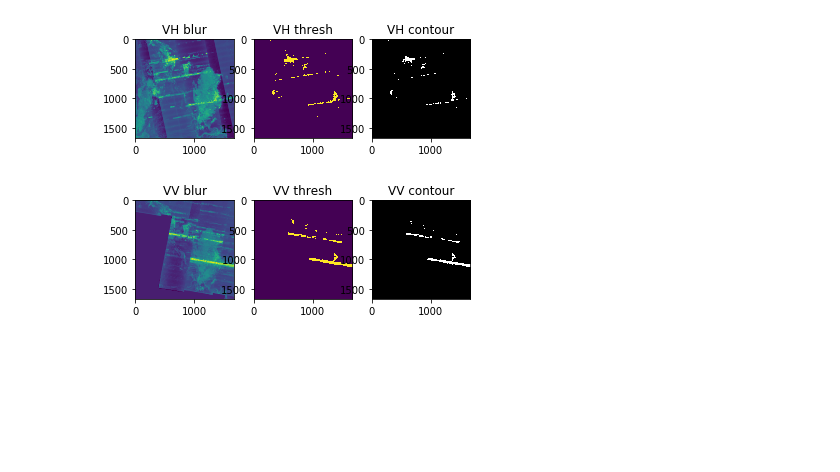
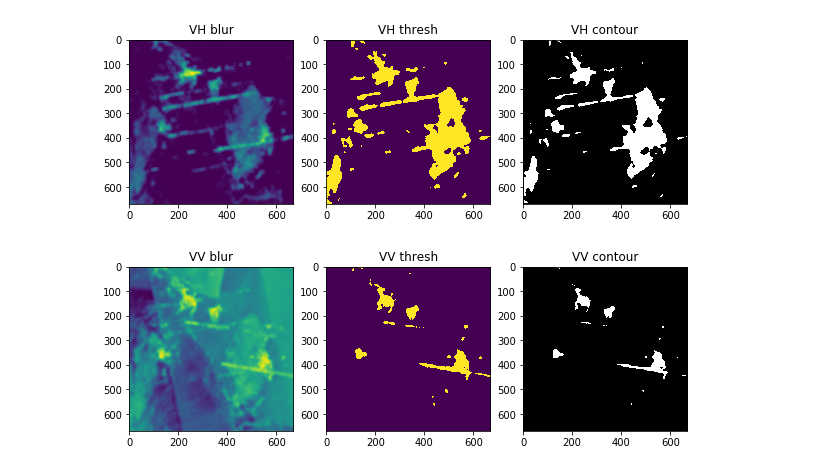
Before and after one commit to rytse/owsf, a Jupyter notebook: process_and_plot.ipynb, the cells around one changed output. Saved outputs shown, nothing was run; the diff lists cells and outputs as text; code cells hidden in the pictures; blank space fills up the shorter version.

Commit message:
Add VH1 data, replicate example, move tif to data/

```diff
--- a/process_and_plot.ipynb
+++ b/process_and_plot.ipynb
@@ -27,0 +52,41 @@ vv[np.isnan(vv)]=np.median(vv[np.isfinite(vv)]) - np.std(vv[np.isfinite(vv)])
+# %%
+# Load data from tif file
+ds = gdal.Open('./vhExportSmallMin.tif')
+vh_band = ds.GetRasterBand(1)
+vh = vh_band.ReadAsArray()
+vh1_band = ds.GetRasterBand(2)
+vh1 = vh1_band.ReadAsArray()
+vv_band = ds.GetRasterBand(3)
+vv = vv_band.ReadAsArray()
+
+# Strip NaNs (I think these appear where data is redacted)
+vh[np.isnan(vh)]=np.median(vh[np.isfinite(vh)])-np.std(vh[np.isfinite(vh)])
+vh1[np.isnan(vh1)]=np.median(vh1[np.isfinite(vh1)])-np.std(vh1[np.isfinite(vh1)])
+vv[np.isnan(vv)]=np.median(vv[np.isfinite(vv)])-np.std(vv[np.isfinite(vv)])
+
+# Apply the upper and lower cutoffs that Harel Dan applied
+vh[vh < -25] = -25
+vh[vh > 0] = 0
+vh1[vh1 < -20] = -20
+vh1[vh1 > 10] = 10
+vv[vv < -25] = -25
+vv[vv > 0] = 0
+
+# Scale to [0, 255]
+vh = vh - np.min(vh)
+vh = vh / np.max(vh) * 255
+vh1 = vh1 - np.min(vh1)
+vh1 = vh1 / np.max(vh1) * 255
+vv = vv - np.min(vv)
+vv = vv / np.max(vv) * 255
+
+# Plot
+img = np.zeros([vh.shape[0],vh.shape[1],3])
+img[:,:,0] = vh
+img[:,:,1] = vh1
+img[:,:,2] = vv
+r,g,b = cv2.split(img)
+rgb = cv2.merge([r, g, b])
+rgb = rgb.astype(np.uint8)
+plt.imshow(rgb)
+plt.savefig('img.png', dpi=600)
@@ -38,37 +105,37 @@ def processing_chain(raw, polarization_name, blur_val=15, thresh_val=110):
     img = np.zeros([scaled.shape[0],scaled.shape[1],3])
     img[:,:,0] = scaled
     img[:,:,1] = scaled
     img[:,:,2] = scaled
     r,g,b = cv2.split(img)
     bgr = cv2.merge([b,g,r])
     bgr = bgr.astype(np.uint8)
     gray = cv2.cvtColor(bgr, cv2.COLOR_BGR2GRAY)
 
     # Blur
     blured = cv2.blur(gray,(blur_val, blur_val))
     ax1.imshow(blured)
     ax1.set_title(polarization_name + ' blur')
 
     # Threshold
     thresh_val = np.mean(blured) + thresh_val * np.std(blured)
     (ret, thresh) = cv2.threshold(blured, thresh_val, 1, 0)
     ax2.imshow(thresh)
     ax2.set_title(polarization_name + ' thresh')
 
     # Get contours
     im, contours, hier = cv2.findContours(thresh, cv2.RETR_TREE,cv2.CHAIN_APPROX_SIMPLE)
     cv2.drawContours(thresh, contours, -1, (0,255,0), 3)
     ax3.imshow(thresh,cmap='gray')
     ax3.set_title(polarization_name + ' contour')
     plt.show()
 
     return thresh
 
-vht = processing_chain(vh, 'VH', thresh_val=2.5)
-vvt = processing_chain(vv, 'VV', thresh_val=2.5)
+vht = processing_chain(vh, 'VH', thresh_val=1.)
+vvt = processing_chain(vv, 'VV', thresh_val=1.5)
 # %% [output]
-[figure, old version]
+[figure, new version]
-[figure, old version]
+[figure, new version]
 # %%
 intersection = np.logical_and(vht, vvt)
 union = np.logical_or(vht, vvt)
```
Also changed, not shown: parts of 5 cells of this notebook, 4 other files.
